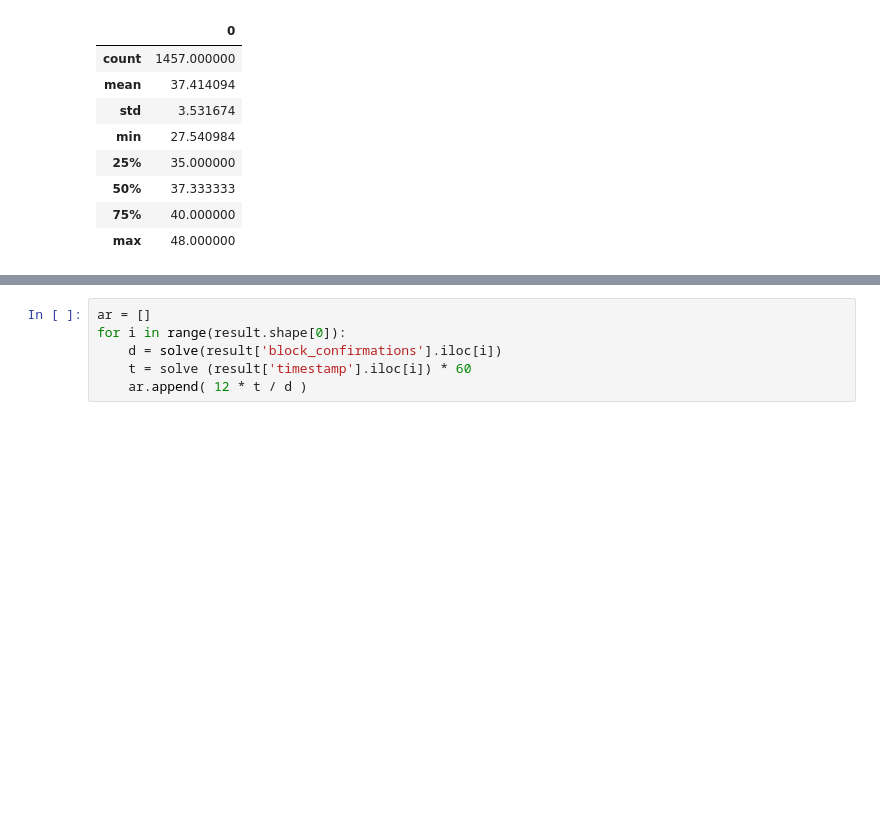
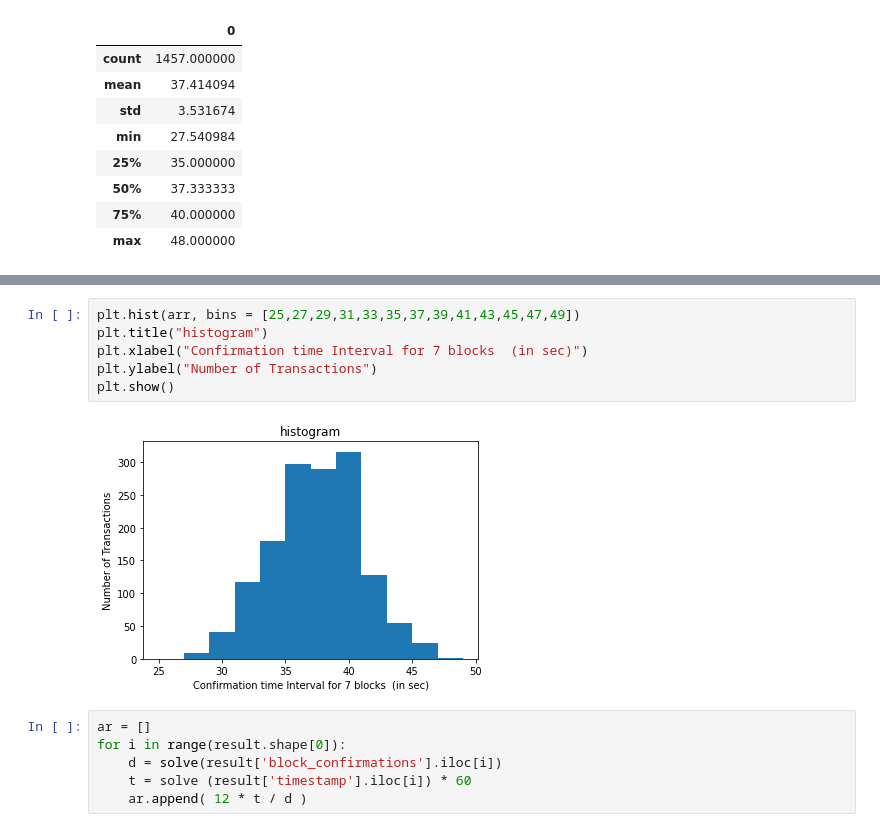
Before and after one commit to ok987654321/blockchain-interoperability-1, a Jupyter notebook: Finality Time Analysis/.IPYNB files/Kovan_Eth.ipynb, the cells around one changed output, grey strips where cells are left out. Saved outputs shown, nothing was run; the diff lists cells and outputs as text; blank space fills up the shorter version.

```diff
--- a/Finality Time Analysis/.IPYNB files/Kovan_Eth.ipynb
+++ b/Finality Time Analysis/.IPYNB files/Kovan_Eth.ipynb
@@ -66,3 +63,11 @@ array([[<AxesSubplot:title={'center':'0'}>]], dtype=object)
+# %%
+plt.hist(arr, bins = [25,27,29,31,33,35,37,39,41,43,45,47,49])
+plt.title("histogram")
+plt.xlabel("Confirmation time Interval for 7 blocks  (in sec)")
+plt.ylabel("Number of Transactions")
+plt.show()
+# %% [output]
+[figure, new version]
 # %%
 ar = []
 for i in range(result.shape[0]):
```
Also changed, not shown: parts of 5 cells of this notebook, 4 other files.
